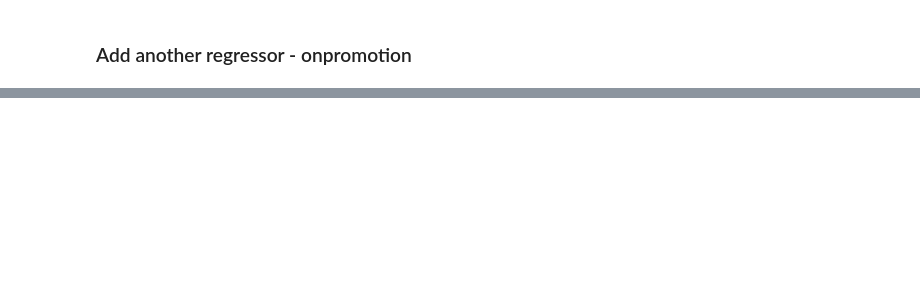
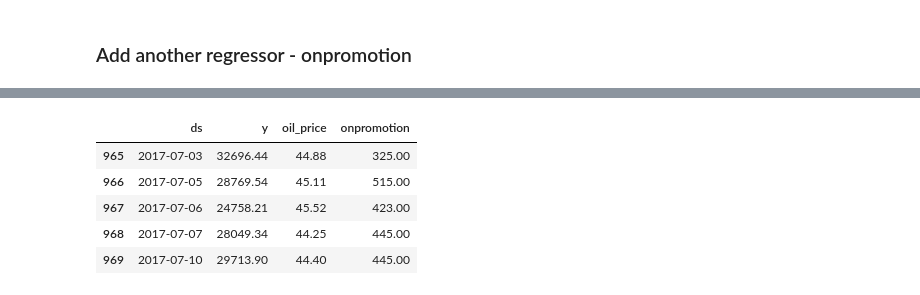
Before and after one commit to bennzhang/marketing_ml, a Jupyter notebook: forecasting/prophet/product-demand-forecasting-with-facebook-prophet.ipynb, the cells around one changed output, grey strips where cells are left out. Cells and saved outputs as stored; diff of their text form; code cells hidden in the pictures; blank space fills up the shorter version.

```diff
--- a/forecasting/prophet/product-demand-forecasting-with-facebook-prophet.ipynb
+++ b/forecasting/prophet/product-demand-forecasting-with-facebook-prophet.ipynb
@@ -743,0 +714,10 @@ sale_oil_promotion_df.head()
+# %%
+future_on_promotion = sale_oil_promotion_df[(sale_oil_promotion_df['ds'] >= forecast_start_date)]
+future_on_promotion.head()
+# %% [output]
+|  | ds | y | oil_price | onpromotion |
+| 965 | 2017-07-03 | 32696.44 | 44.88 | 325.00 |
+| 966 | 2017-07-05 | 28769.54 | 45.11 | 515.00 |
+| 967 | 2017-07-06 | 24758.21 | 45.52 | 423.00 |
+| 968 | 2017-07-07 | 28049.34 | 44.25 | 445.00 |
+| 969 | 2017-07-10 | 29713.90 | 44.40 | 445.00 |
```
Also changed, not shown: parts of 35 cells of this notebook.
